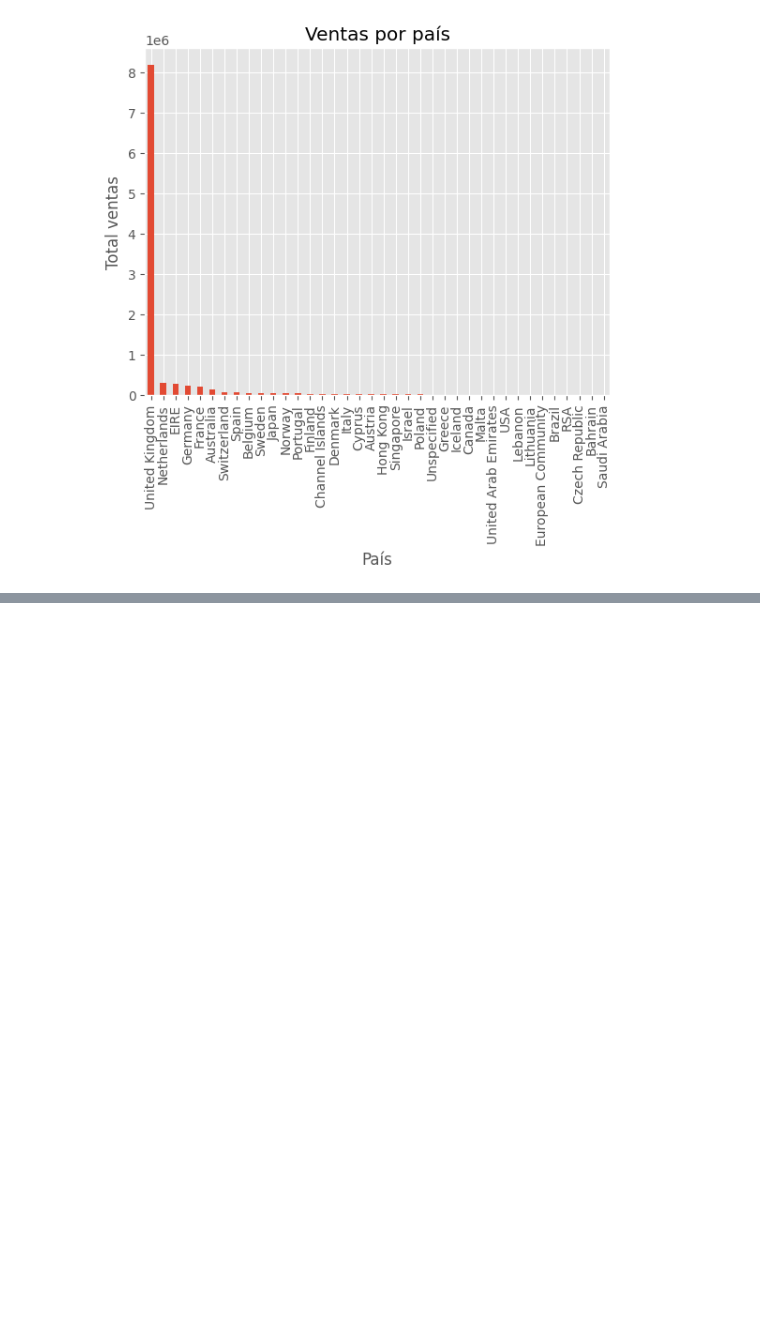
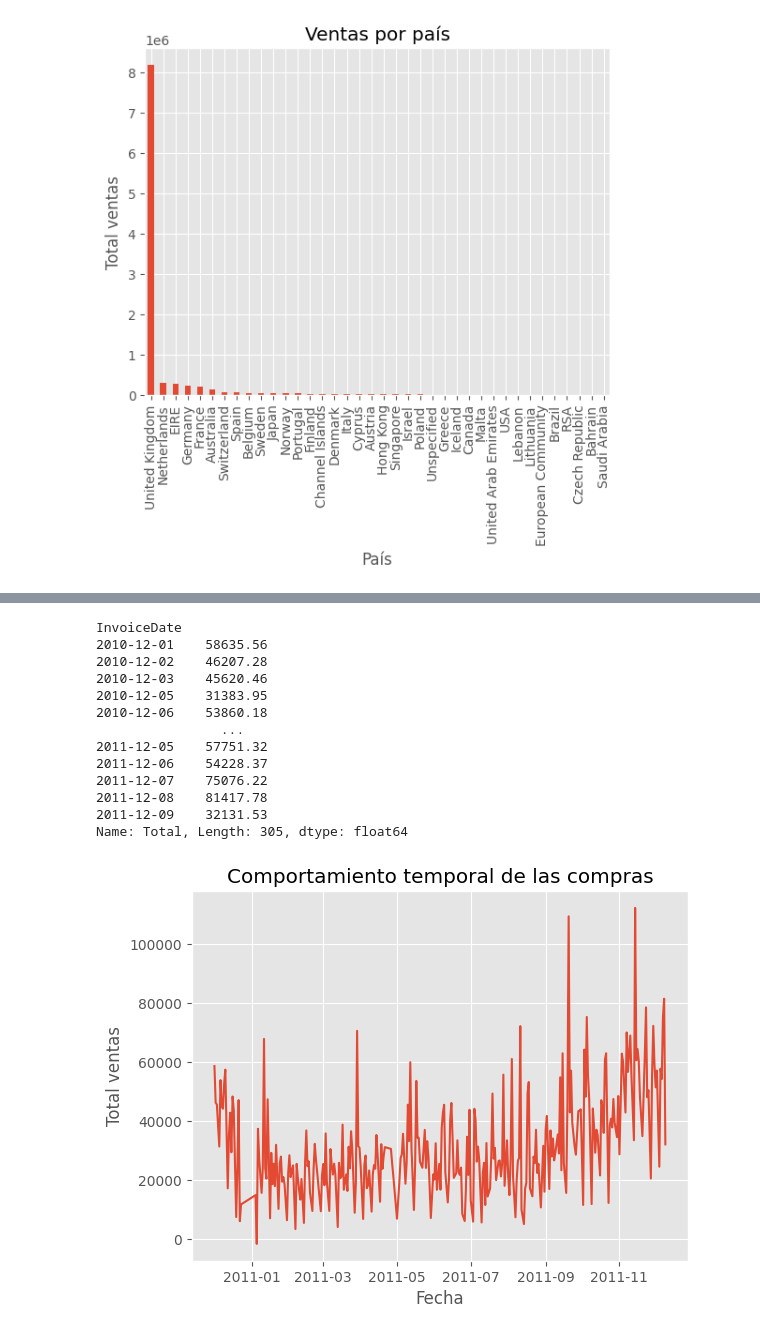
Before and after one commit to SebastianNavarro1/EDA_FundamentosML_SebastianNavarro, a Jupyter notebook: Prueba_Machine.ipynb, the cells around one changed output, grey strips where cells are left out. Drawn from its saved outputs; the diff is of its cells as text; code cells hidden in the pictures; blank space fills up the shorter version.

```diff
--- a/Prueba_Machine.ipynb
+++ b/Prueba_Machine.ipynb
@@ -189,0 +199,29 @@ Name: Total, dtype: float64
+# %%
+df['InvoiceDate'] = pd.to_datetime(df['InvoiceDate'])
+
+# Agrupar por fecha y calcular el total de ventas diario
+ventas_diarias = df.groupby(df['InvoiceDate'].dt.date)['Total'].sum()
+
+print(ventas_diarias)
+
+# Visualizar el comportamiento temporal con un gráfico de línea
+ventas_diarias.plot(kind='line')
+plt.title('Comportamiento temporal de las compras')
+plt.xlabel('Fecha')
+plt.ylabel('Total ventas')
+plt.show()
+# %% [output]
+InvoiceDate
+2010-12-01    58635.56
+2010-12-02    46207.28
+2010-12-03    45620.46
+2010-12-05    31383.95
+2010-12-06    53860.18
+                ...
+2011-12-05    57751.32
+2011-12-06    54228.37
+2011-12-07    75076.22
+2011-12-08    81417.78
+2011-12-09    32131.53
+Name: Total, Length: 305, dtype: float64
+[figure, added]
```
Also changed, not shown: parts of 1 cell of this notebook.
